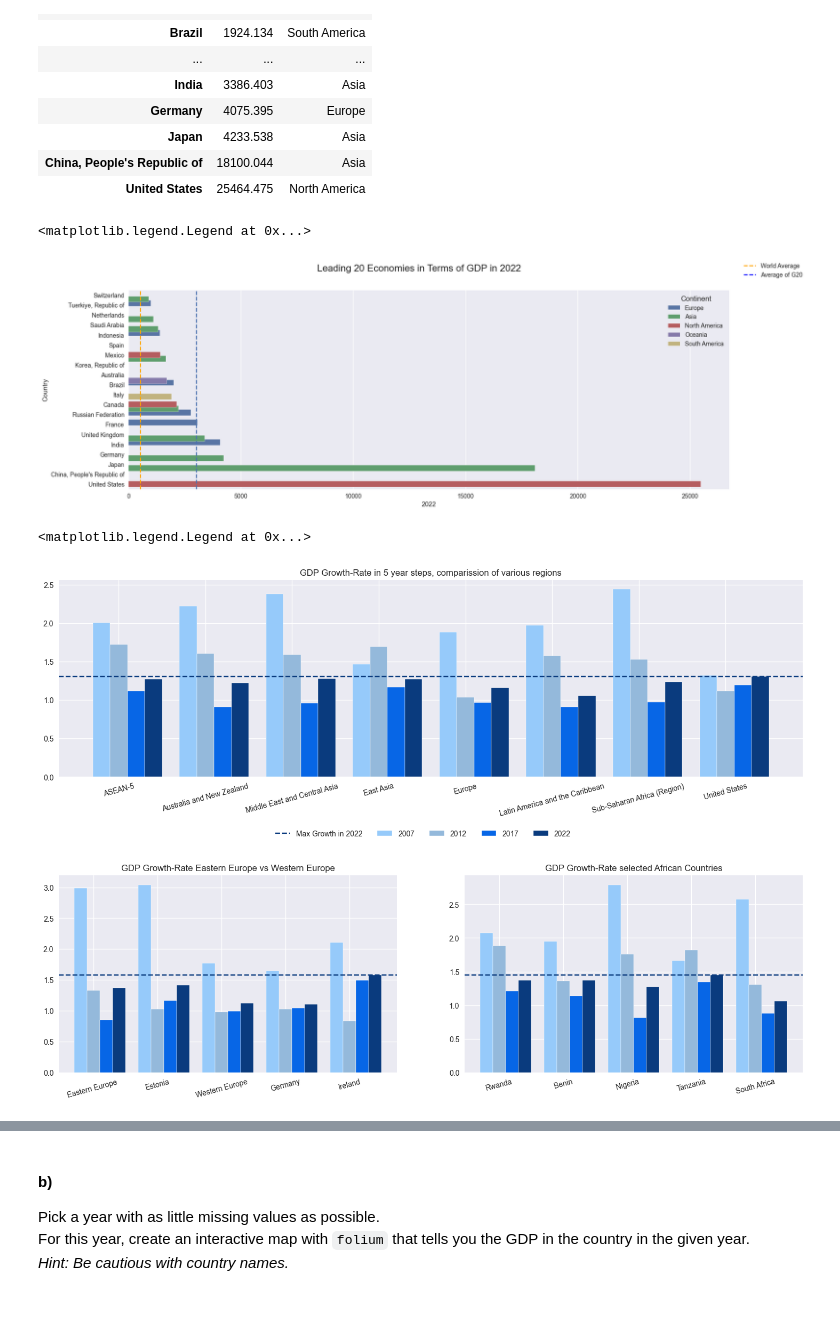
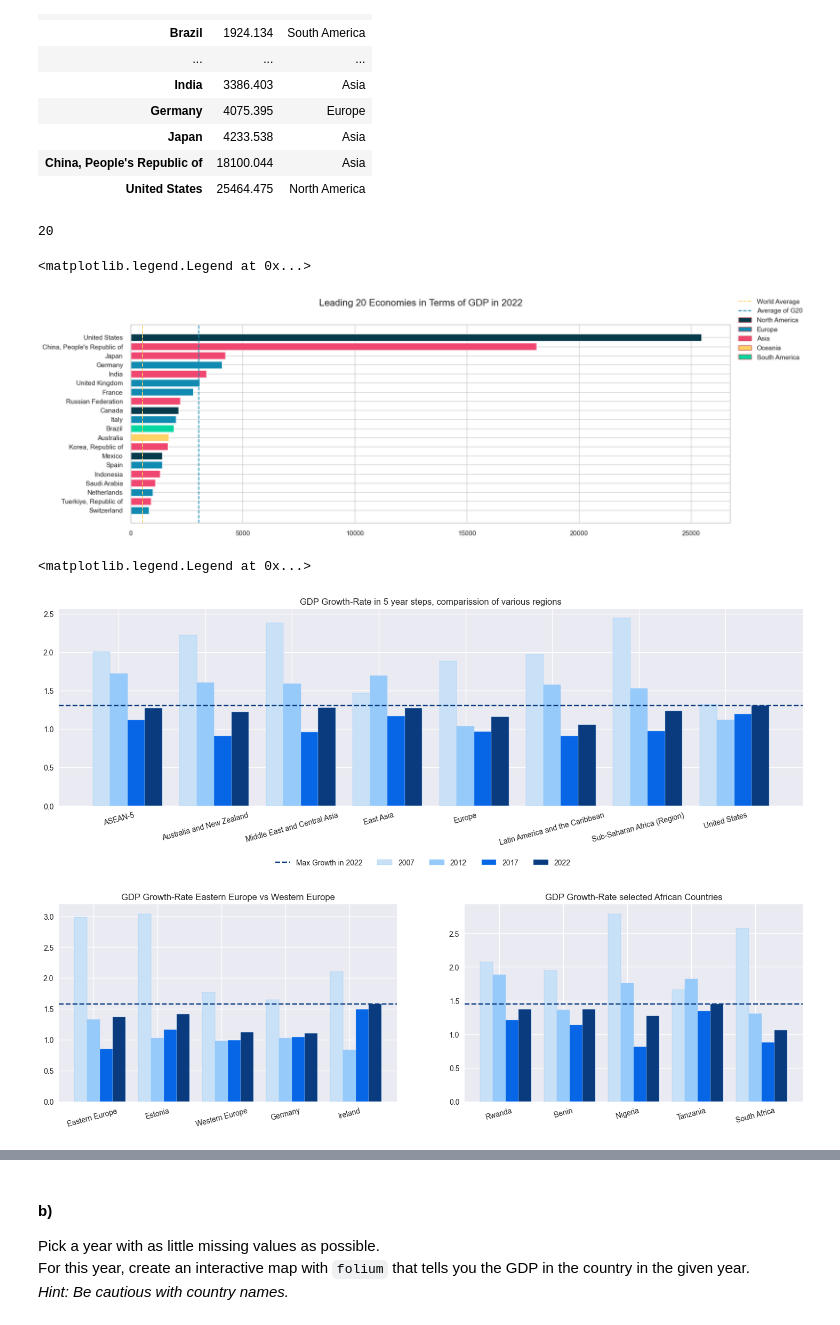
Before and after one commit to Monsieur-Bandana/data_science_clockmann, a Jupyter notebook: ClassProject2207 (1).ipynb, the cells around one changed output, grey strips where cells are left out. Drawn from its saved outputs; the diff is of its cells as text; code cells hidden in the pictures.

```diff
--- a/ClassProject2207 (1).ipynb
+++ b/ClassProject2207 (1).ipynb
@@ -210,31 +210,54 @@ dbBarTable
 # %%
 import seaborn as sns
 import matplotlib.lines as mlines
+from matplotlib.patches import Patch
 
-y = dbBarTable[2022]
+values = dbBarTable[2022]
+print(len(values))
 treshhold = final_gdp2.loc["World"][2022]/len(final_gdp3[2022])
 
 # https://www.bundesregierung.de/breg-de/themen/internationale-zusammenarbeit-g7-g20/das-ist-g20-387324#:~:text=Der%20G20%20geh%C3%B6ren%2019%20Staaten,S%C3%BCdkorea%2C%20T%C3%BCrkei%20und%20die%20USA%20.
 treshholdG20 = final_gdp2.loc["Advanced economies"][2022]/19
-labels= y.index.to_list()
+labels= values.index.to_list()
 
 fig, ax = plt.subplots(figsize=(18, 6))
 fig.suptitle('Leading 20 Economies in Terms of GDP in 2022', fontsize=16)
 
+y_pos = np.arange(len(labels))
 
-sns.barplot(ax=ax,  y=y.index, x=y, hue=dbBarTable["Continent"], orient="h", width= 3)
-ax.axvline(x=treshhold, linestyle= '--', color="orange")
-ax.axvline(x=treshholdG20, linestyle='--')
+colors = {'North America': '#073a4b', 'Europe': '#108ab1',
+          'Asia': '#f04770', 'Oceania': '#ffd167', 'South America': '#06d7a0'}
 
-line1 = mlines.Line2D([], [], color='orange', linestyle='--',
-                      markersize=15, label='World Average')
-line2 = mlines.Line2D([], [], color='blue', linestyle='--',
-                      markersize=15, label='Average of G20')
+ax.barh(y=y_pos, width=values,
+        color=dbBarTable['Continent'].map(colors))
+ax.set_yticks(y_pos, labels=labels)
+ax.axvline(x=treshhold, linestyle='--', color="#ffd167")
+ax.axvline(x=treshholdG20, linestyle='--', color="#108ab1")
 
-fig.legend(handles=[line1, line2])
+continents = ['North America', 'Europe', 'Asia', 'Oceania', 'South America']
+legend_elements = [mlines.Line2D([], [], color='#ffd167', linestyle='--',
+                      markersize=15, label='World Average'),mlines.Line2D([], [], color='#108ab1', linestyle='--',
+                      markersize=15, label='Average of G20'),
+                   Patch(facecolor='#073a4b', edgecolor='r',
+                         label='North America'),
+                   Patch(facecolor='#108ab1', edgecolor='r',
+                          label='Europe'),
+                   Patch(facecolor='#f04770', edgecolor='r',
+                          label='Asia'),
+                   Patch(facecolor='#ffd167', edgecolor='r',
+                          label='Oceania'),
+                   Patch(facecolor='#06d7a0', edgecolor='r',
+                          label='South America'),
+
+
+                        ]
+
+
+fig.legend(handles=legend_elements)
 # %% [output]
-<matplotlib.legend.Legend at 0x...>
+20
+<matplotlib.legend.Legend at 0x...>
-[figure, old version]
+[figure, new version]
 # %%
 
 import matplotlib as mpl
@@ -281,14 +304,14 @@ for list in processLists:
 
     width = 0.2
 
-    colors =['#96cafa', '#94b9db', '#0766e6', '#0a3b7e']
+    colors = ['#c8e1f7', '#96cafa',  '#0766e6', '#0a3b7e']
 
 
     i = 0
     while i < len(dbGrowthRate):
         offset=width*i
         axes[listCounter].bar(height=x[i], x=region + offset,
-                    width=width, color=colors[i])
+                              width=width, color=colors[i], edgecolor='#96cafa')
         i=i+1
 
     axes[listCounter].set_xticks(region + width, regions, rotation=15)
@@ -310,7 +333,7 @@ mpl.style.use('seaborn')
 fig.legend(loc='center', ncols=5, labels=["Max Growth in 2022"]+dbGrowthRate.index.to_list() )
 # %% [output]
 <matplotlib.legend.Legend at 0x...>
-[figure, old version]
+[figure, new version]
 # %%
 
 # for this database we access the gdp2 plot since we also use the regional data for a better overview
```
Also changed, not shown: parts of 3 cells of this notebook.
